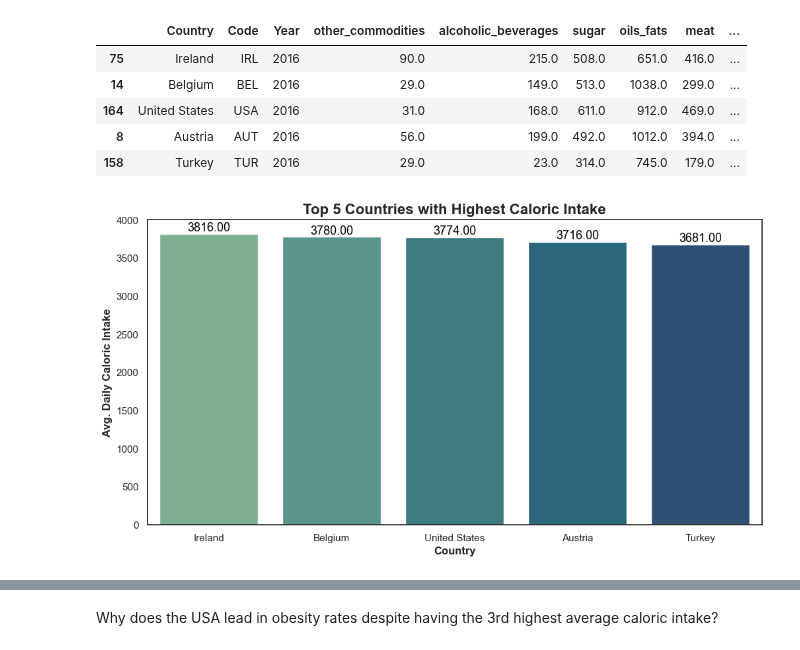
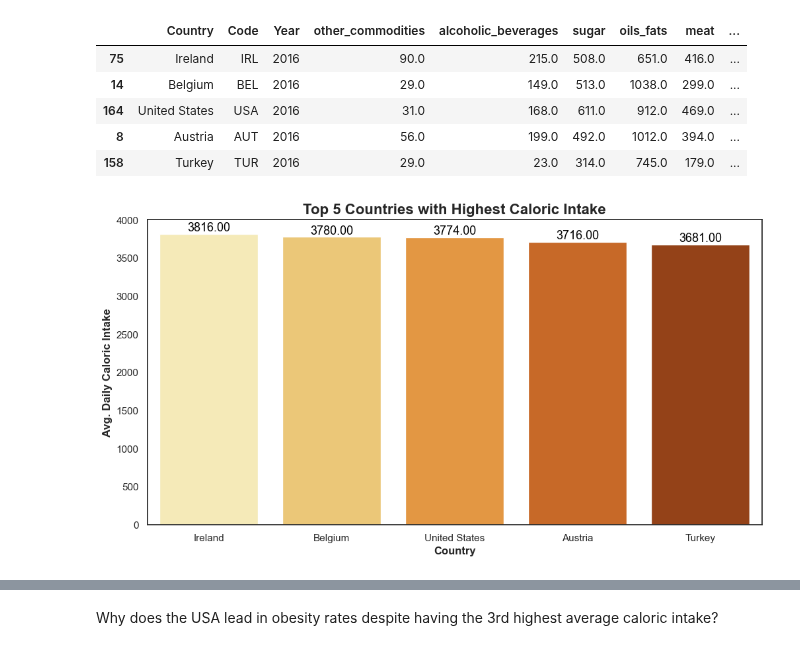
Before and after one commit to lizziefay/health_EDA, a Jupyter notebook: obesity_rates.ipynb, the cells around one changed output, grey strips where cells are left out. Saved outputs shown, nothing was run; the diff lists cells and outputs as text; code cells hidden in the pictures.

```diff
--- a/obesity_rates.ipynb
+++ b/obesity_rates.ipynb
@@ -485,31 +485,31 @@ top_5_calories = merge_calories[['Country', 'total_avg_calories']].head().sort_v
 # %%
 # Bar plot for top 5 countries with highest caloric intake
 
 plt.figure(figsize=(12,6))
 
-ax = sns.barplot(x='Country', y='total_avg_calories', palette="crest", data=top_5_calories)
+ax = sns.barplot(x='Country', y='total_avg_calories', palette="YlOrBr", data=top_5_calories)
 
 # Title
 plt.title('Top 5 Countries with Highest Caloric Intake', fontsize=16, fontweight='bold')
 
 # Axis labels
 plt.xlabel('Country', fontweight = 'bold')
 plt.ylabel('Avg. Daily Caloric Intake', fontweight = 'bold')
 
 # Add values on top of each bar:
 for bar in ax.patches:
     yval = bar.get_height()
     ax.text(
         bar.get_x() + bar.get_width() / 2,
         yval - 0,
         f'{yval:.2f}',
         ha='center',
         va='bottom',
         fontsize=13,
         color="black"
     )
 
 # Show the plot
 plt.show()
 # %% [output]
-[figure, old version]
+[figure, new version]
```
Also changed, not shown: parts of 8 cells of this notebook.
